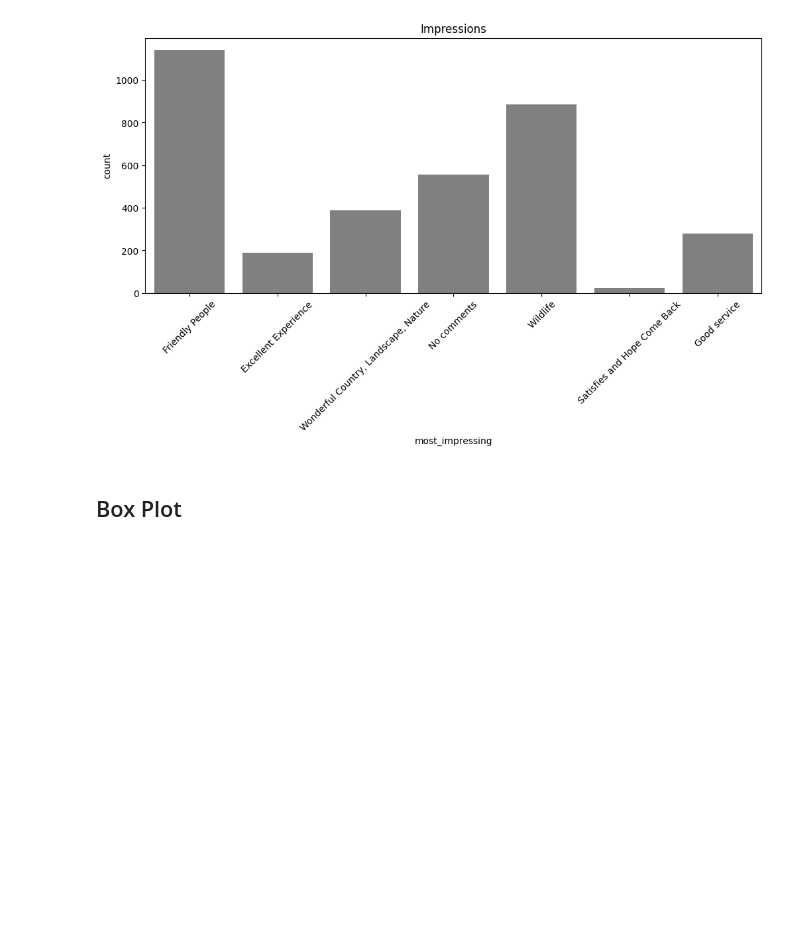
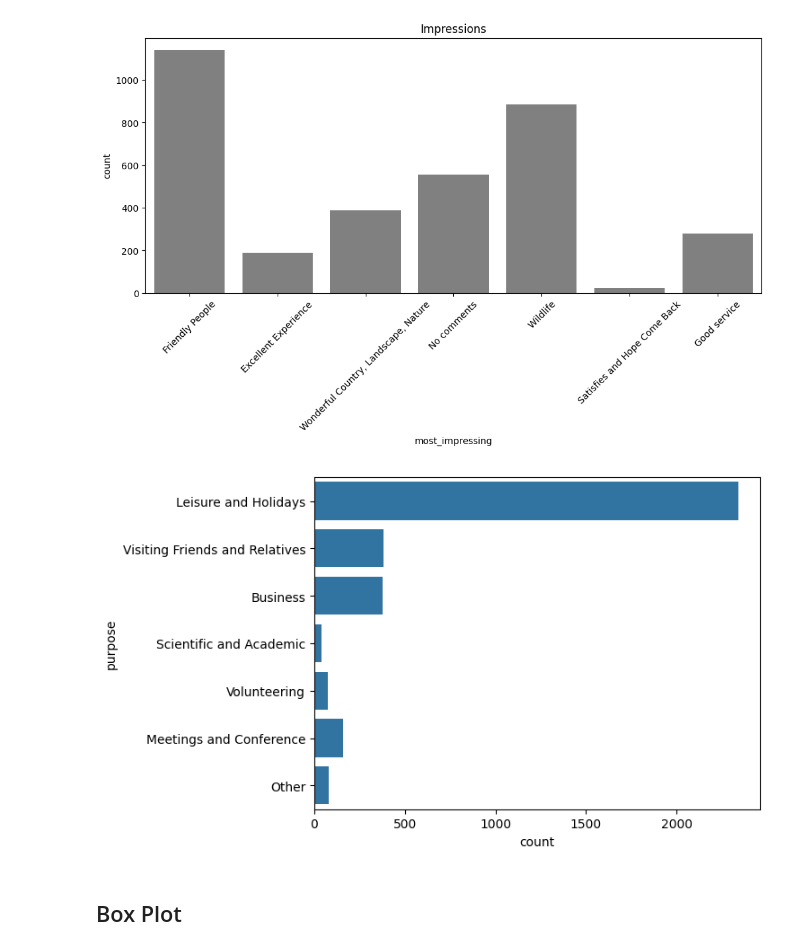
Before and after one commit to Nyotabenson/Tanzania_Tourism_Prediction, a Jupyter notebook: notebook1.ipynb, the cells around one changed output. Drawn from its saved outputs; the diff is of its cells as text; code cells hidden in the pictures; blank space fills up the shorter version.

```diff
--- a/notebook1.ipynb
+++ b/notebook1.ipynb
@@ -225,6 +238,11 @@ plt.xticks(rotation=45)
 plt.show()
 # %% [output]
 [figure]
+# %%
+sns.countplot(train['purpose'])
+plt.show()
+# %% [output]
+[figure, added]
 # %% [markdown]
 ## Box Plot
 # %%
```
Also changed, not shown: parts of 5 cells of this notebook, 5 other files.
